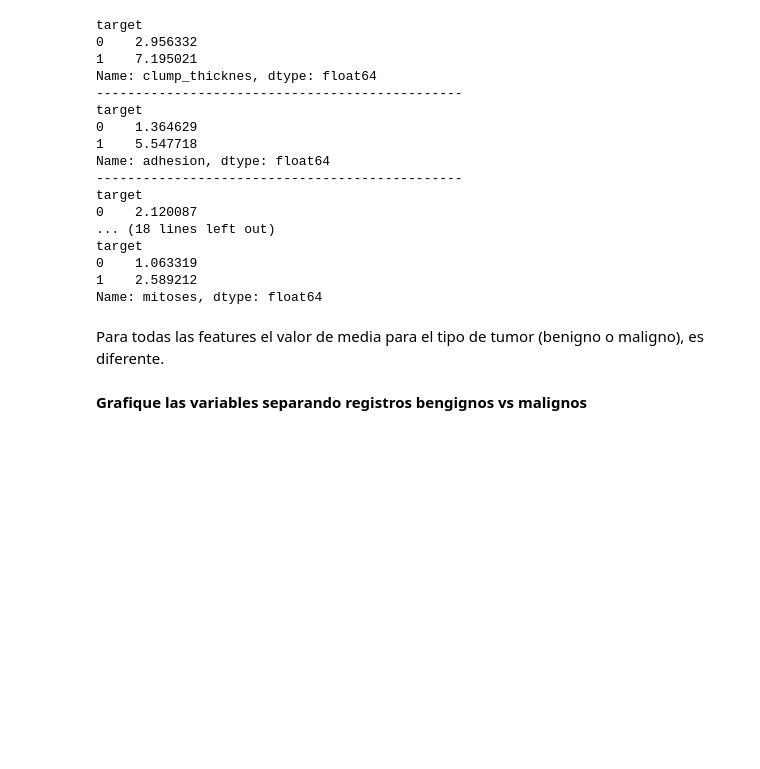
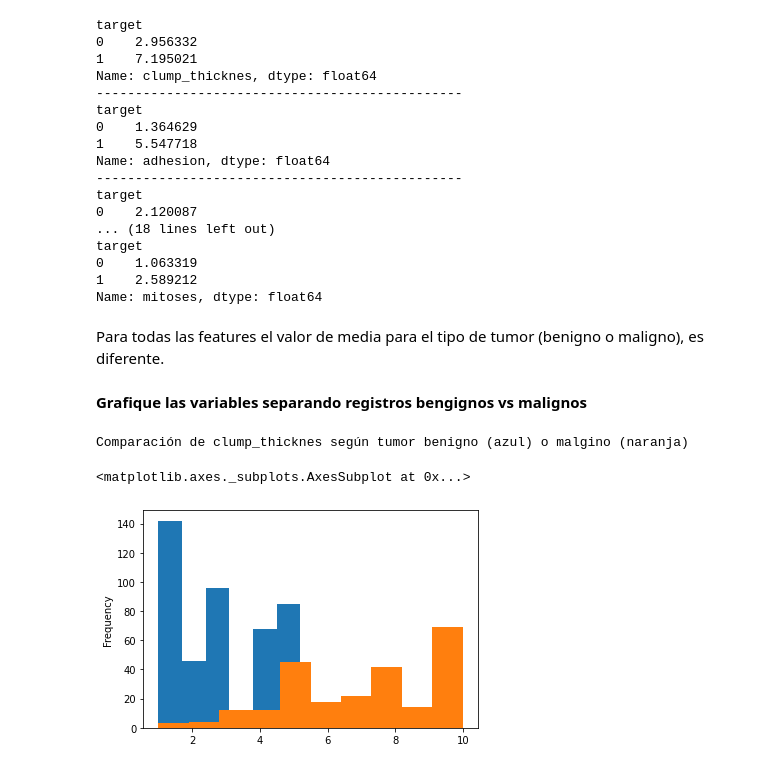
Before and after one commit to Ecaballero333/Ort_Machine_Learning, a Jupyter notebook: Tarea1.ipynb, the cells around one changed output. Cells and saved outputs as stored; diff of their text form; code cells hidden in the pictures; blank space fills up the shorter version.

```diff
--- a/Tarea1.ipynb
+++ b/Tarea1.ipynb
@@ -335,3 +335,14 @@ Name: mitoses, dtype: float64
 Para todas las features el valor de media para el tipo de tumor (benigno o maligno), es diferente.
 # %% [markdown]
 **Grafique las variables separando registros bengignos vs malignos**
+# %%
+df_sin_corr_benigno = df.loc[df['target'] == 0]
+df_sin_corr_maligno = df.loc[df['target'] == 1]
+# %%
+print('Comparación de clump_thicknes según tumor benigno (azul) o malgino (naranja)')
+df_sin_corr_benigno['clump_thicknes'].plot.hist()
+df_sin_corr_maligno['clump_thicknes'].plot.hist()
+# %% [output]
+Comparación de clump_thicknes según tumor benigno (azul) o malgino (naranja)
+<matplotlib.axes._subplots.AxesSubplot at 0x...>
+[figure, added]
```
Also changed, not shown: parts of 7 cells of this notebook.
